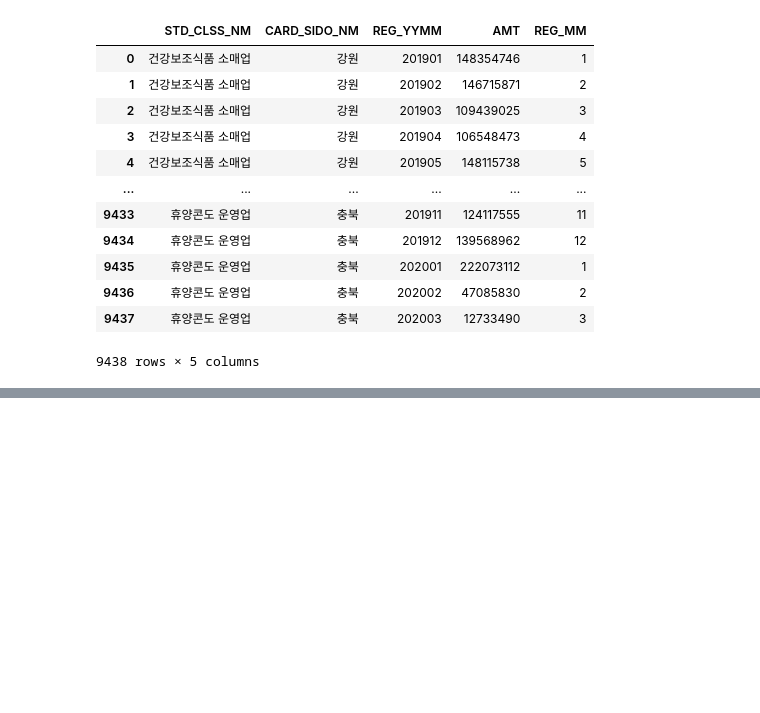
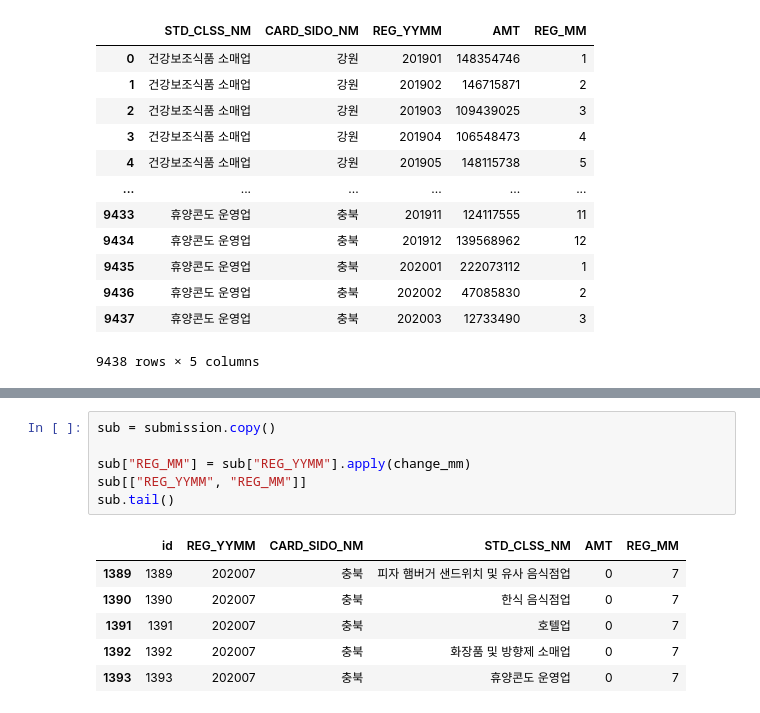
Before and after one commit to kim-bo-saeng/dacon_jeju, a Jupyter notebook: jeju_data_analysis.ipynb, the cells around one changed output, grey strips where cells are left out. Saved outputs shown, nothing was run; the diff lists cells and outputs as text; blank space fills up the shorter version.

```diff
--- a/jeju_data_analysis.ipynb
+++ b/jeju_data_analysis.ipynb
@@ -178,0 +146,13 @@ Warnings:
+# %%
+sub = submission.copy()
+
+sub["REG_MM"] = sub["REG_YYMM"].apply(change_mm)
+sub[["REG_YYMM", "REG_MM"]]
+sub.tail()
+# %% [output]
+|  | id | REG_YYMM | CARD_SIDO_NM | STD_CLSS_NM | AMT | REG_MM |
+| 1389 | 1389 | 202007 | 충북 | 피자 햄버거 샌드위치 및 유사 음식점업 | 0 | 7 |
+| 1390 | 1390 | 202007 | 충북 | 한식 음식점업 | 0 | 7 |
+| 1391 | 1391 | 202007 | 충북 | 호텔업 | 0 | 7 |
+| 1392 | 1392 | 202007 | 충북 | 화장품 및 방향제 소매업 | 0 | 7 |
+| 1393 | 1393 | 202007 | 충북 | 휴양콘도 운영업 | 0 | 7 |
```
Also changed, not shown: parts of 1 cell of this notebook.
